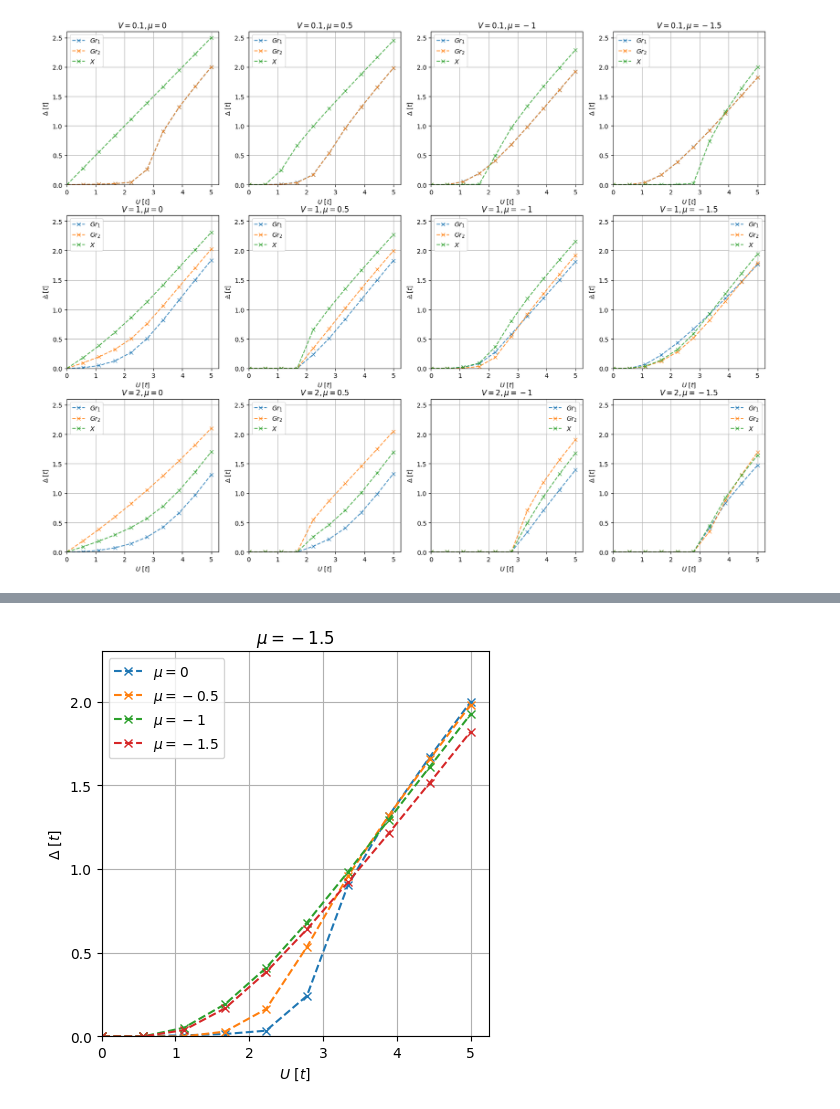
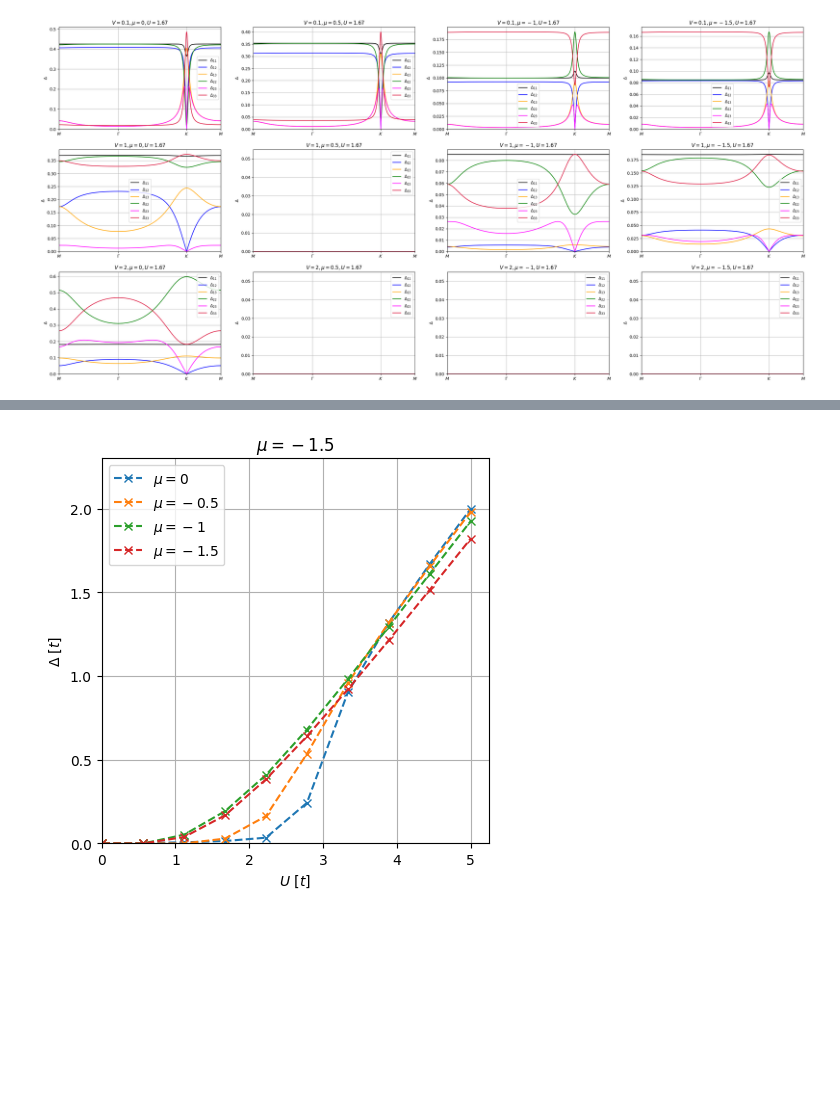
Before and after one commit to Ruberhauptmann/quantum-metric-egx, a Jupyter notebook: plot_gap_against_U.ipynb, the cells around one changed output, grey strips where cells are left out. Cells and saved outputs as stored; diff of their text form; code cells hidden in the pictures; blank space fills up the shorter version.

Commit message:
More plots

```diff
--- a/plot_gap_against_U.ipynb
+++ b/plot_gap_against_U.ipynb
@@ -4,6 +6,20 @@ import pandas as pd
+# %%
+lattice_constant = np.sqrt(3)
+
+all_K_points = 4 * np.pi / (3 * lattice_constant) * np.array([
+    (np.sin(i * np.pi / 6), np.cos(i * np.pi / 6)) for i in [1, 3, 5, 7, 9, 11]]
+)
+
+Gamma = np.array([0, 0])
+M = np.pi / lattice_constant * np.array([1, 1 / np.sqrt(3)])
+K = 4 * np.pi / (3 * lattice_constant) * np.array([1, 0])
+
+points = [(M, 'M'), (Gamma, r'\Gamma'), (all_K_points[1], 'K')]
+
+band_path, band_path_plot, ticks, labels = plotting.generate_bz_path(points, number_of_points=1000)
 # %%
 def plot_for_V(V_list, base_path):
-    mu_list = [0, -0.5, -1, -1.5]
+    mu_list = [0, 0.5, -1, -1.5]
 
     fig, axs = plt.subplots(nrows=len(V_list), ncols=len(mu_list), figsize=(5*len(mu_list), 5*len(V_list)))
 
@@ -31,3 +120,8 @@ def plot_for_V(V_list, base_path):
+# %%
+fig = plot_band_basis([0.1, 1, 2], 'egx/gap_size_vs_U_uniform')
+fig.savefig('gap_plots/gap_size_vs_U_band_basis.pdf', bbox_inches='tight')
+# %% [output]
+[figure, added]
 # %%
 def plot_for_graphene(base_path):
     mu_list = [0, -0.5, -1, -1.5]
@@ -50,8 +144,3 @@ def plot_for_graphene(base_path):
         ax.set_title(f'$\\mu = {mu}$')
 
     return fig
-# %%
-fig = plot_for_V([0.1, 1, 2], 'egx/gap_size_vs_U_uniform')
-fig.savefig(f'gap_plots/gap_size_vs_U_egx_uniform_U.pdf')
-# %% [output]
-[figure, removed]
```
Also changed, not shown: parts of 5 cells of this notebook, 4 other files.
